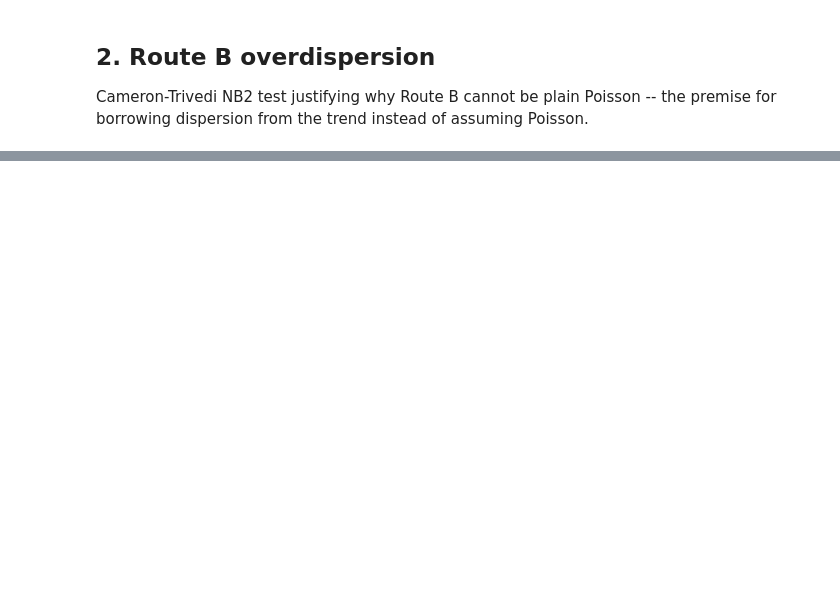
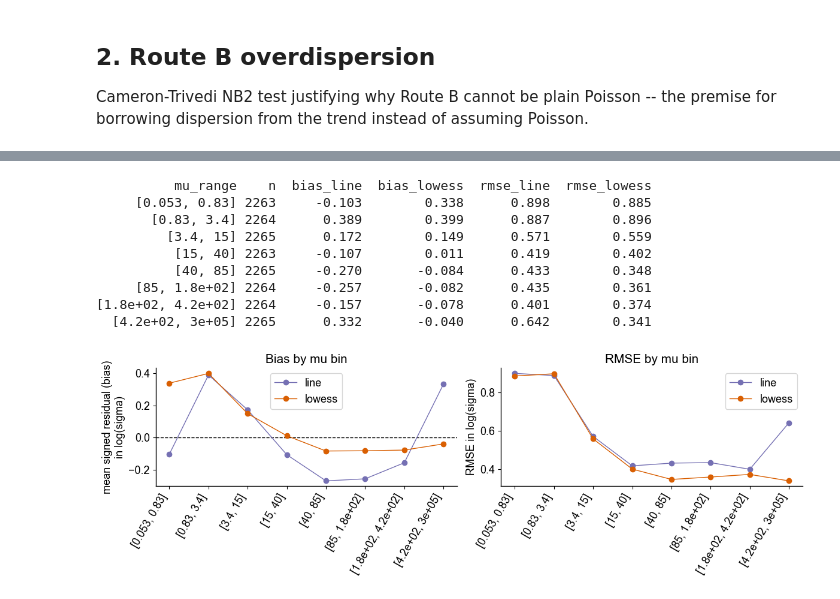
Before and after one commit to jmj3078/cfRNA_NormativeModeling, a Jupyter notebook: EDA_Modeling/modeling_criteria_eda.ipynb, the cells around one changed output, grey strips where cells are left out. Saved outputs shown, nothing was run; the diff lists cells and outputs as text; code cells hidden in the pictures; blank space fills up the shorter version.

```diff
--- a/EDA_Modeling/modeling_criteria_eda.ipynb
+++ b/EDA_Modeling/modeling_criteria_eda.ipynb
@@ -242,0 +221,49 @@ This section exists to document what NOT to use. At low NZ, near-all-zero genes
+# %%
+n_q = 8
+q_edges = np.quantile(lx, np.linspace(0, 1, n_q + 1))
+q_edges[0] -= 1e-6
+qbin = np.clip(np.digitize(lx, q_edges) - 1, 0, n_q - 1)
+
+rows = []
+for b in range(n_q):
+    m = qbin == b
+    if m.sum() < 5:
+        continue
+    rows.append({
+        "mu_range": f"[{np.exp(lx[m].min()):.2g}, {np.exp(lx[m].max()):.2g}]",
+        "n": int(m.sum()),
+        "bias_line": float(resid_line[m].mean()),
+        "bias_lowess": float(resid_lowess[m].mean()),
+        "rmse_line": float(np.sqrt((resid_line[m] ** 2).mean())),
+        "rmse_lowess": float(np.sqrt((resid_lowess[m] ** 2).mean())),
+    })
+bin_df = pd.DataFrame(rows)
+bin_df.to_csv(OUT_DIR / "dispersion_trend_fit_by_mu_bin.csv", index=False)
+print(bin_df.round(3).to_string(index=False))
+
+fig, axes = plt.subplots(1, 2, figsize=(12, 4))
+x = range(len(bin_df))
+axes[0].axhline(0, color="k", ls="--", lw=1)
+axes[0].plot(x, bin_df["bias_line"], "-o", color="#7570b3", label="line")
+axes[0].plot(x, bin_df["bias_lowess"], "-o", color="#d95f02", label="lowess")
+axes[0].set(ylabel="mean signed residual (bias)\nin log(sigma)", title="Bias by mu bin")
+axes[0].legend()
+axes[1].plot(x, bin_df["rmse_line"], "-o", color="#7570b3", label="line")
+axes[1].plot(x, bin_df["rmse_lowess"], "-o", color="#d95f02", label="lowess")
+axes[1].set(ylabel="RMSE in log(sigma)", title="RMSE by mu bin")
+axes[1].legend()
+for ax in axes:
+    ax.set_xticks(list(x)); ax.set_xticklabels(bin_df["mu_range"], rotation=60, ha="right")
+fig.tight_layout(); fig.savefig(FIG_DIR / "dispersion_trend_fit_by_mu_bin.png", dpi=150)
+plt.show()
+# %% [output]
+          mu_range    n  bias_line  bias_lowess  rmse_line  rmse_lowess
+     [0.053, 0.83] 2263     -0.103        0.338      0.898        0.885
+       [0.83, 3.4] 2264      0.389        0.399      0.887        0.896
+         [3.4, 15] 2265      0.172        0.149      0.571        0.559
+          [15, 40] 2263     -0.107        0.011      0.419        0.402
+          [40, 85] 2265     -0.270       -0.084      0.433        0.348
+     [85, 1.8e+02] 2264     -0.257       -0.082      0.435        0.361
+[1.8e+02, 4.2e+02] 2264     -0.157       -0.078      0.401        0.374
+  [4.2e+02, 3e+05] 2265      0.332       -0.040      0.642        0.341
+[figure, added]
```
Also changed, not shown: parts of 12 cells of this notebook, 10 other files.
